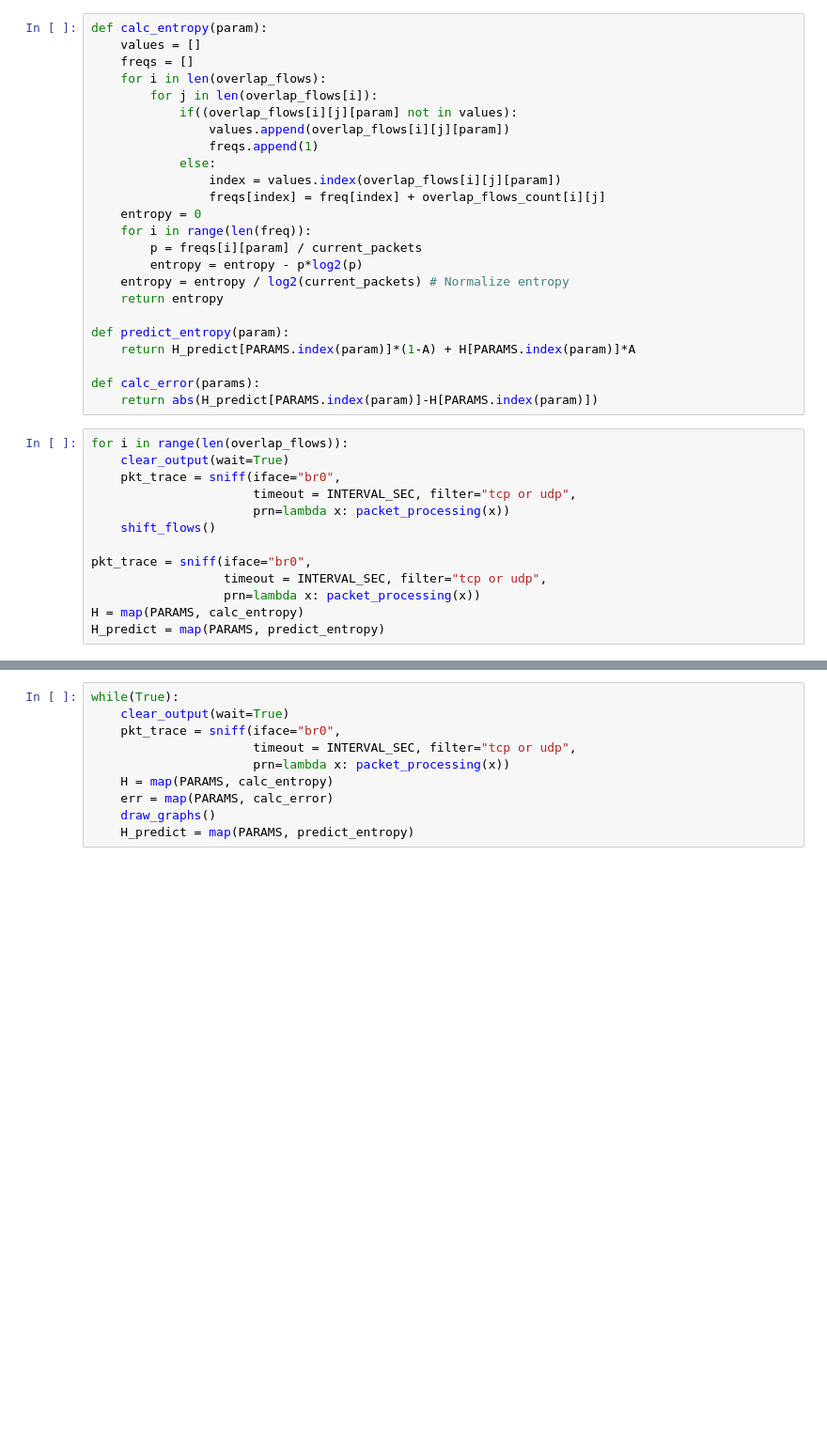
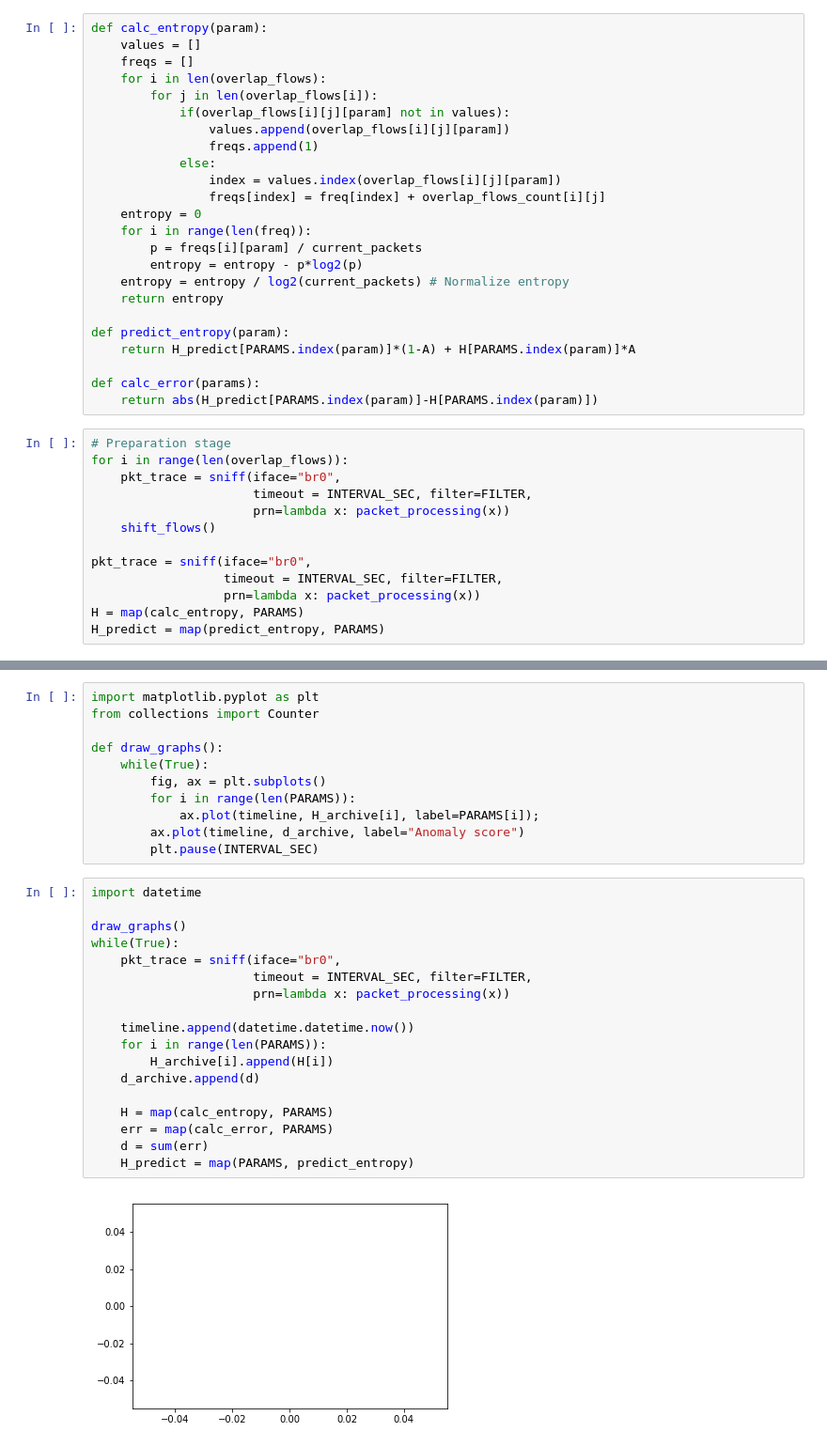
Before and after one commit to sirazenkov/traffic-analyzer, a Jupyter notebook: traffic-analyzer.ipynb, the cells around one changed output, grey strips where cells are left out. Shown: that part at 94% size. Drawn from its saved outputs; the diff is of its cells as text; blank space fills up the shorter version.

Commit message:
Everything done except plot

```diff
--- a/traffic-analyzer.ipynb
+++ b/traffic-analyzer.ipynb
@@ -55,7 +61,7 @@ def calc_entropy(param):
     freqs = []
     for i in len(overlap_flows):
         for j in len(overlap_flows[i]):
-            if((overlap_flows[i][j][param] not in values):
+            if(overlap_flows[i][j][param] not in values):
                 values.append(overlap_flows[i][j][param])
                 freqs.append(1)
             else:
@@ -74,15 +80,15 @@ def predict_entropy(param):
 def calc_error(params):
     return abs(H_predict[PARAMS.index(param)]-H[PARAMS.index(param)])
 # %%
+# Preparation stage
 for i in range(len(overlap_flows)):
-    clear_output(wait=True)
     pkt_trace = sniff(iface="br0",
-                      timeout = INTERVAL_SEC, filter="tcp or udp",
+                      timeout = INTERVAL_SEC, filter=FILTER,
                       prn=lambda x: packet_processing(x))
     shift_flows()
 
 pkt_trace = sniff(iface="br0",
-                  timeout = INTERVAL_SEC, filter="tcp or udp",
+                  timeout = INTERVAL_SEC, filter=FILTER,
                   prn=lambda x: packet_processing(x))
-H = map(PARAMS, calc_entropy)
-H_predict = map(PARAMS, predict_entropy)
+H = map(calc_entropy, PARAMS)
+H_predict = map(predict_entropy, PARAMS)
@@ -89,10 +114,31 @@ H_predict = map(PARAMS, predict_entropy)
+# %%
+import matplotlib.pyplot as plt
+from collections import Counter
+
+def draw_graphs():
+    while(True):
+        fig, ax = plt.subplots()
+        for i in range(len(PARAMS)):
+            ax.plot(timeline, H_archive[i], label=PARAMS[i]);
+        ax.plot(timeline, d_archive, label="Anomaly score")
+        plt.pause(INTERVAL_SEC)
 # %%
+import datetime
+
+draw_graphs()
 while(True):
-    clear_output(wait=True)
     pkt_trace = sniff(iface="br0",
-                      timeout = INTERVAL_SEC, filter="tcp or udp",
+                      timeout = INTERVAL_SEC, filter=FILTER,
                       prn=lambda x: packet_processing(x))
-    H = map(PARAMS, calc_entropy)
-    err = map(PARAMS, calc_error)
-    draw_graphs()
+
+    timeline.append(datetime.datetime.now())
+    for i in range(len(PARAMS)):
+        H_archive[i].append(H[i])
+    d_archive.append(d)
+
+    H = map(calc_entropy, PARAMS)
+    err = map(calc_error, PARAMS)
+    d = sum(err)
     H_predict = map(PARAMS, predict_entropy)
+# %% [output]
+[figure, added]
```
Also changed, not shown: parts of 6 cells of this notebook.
